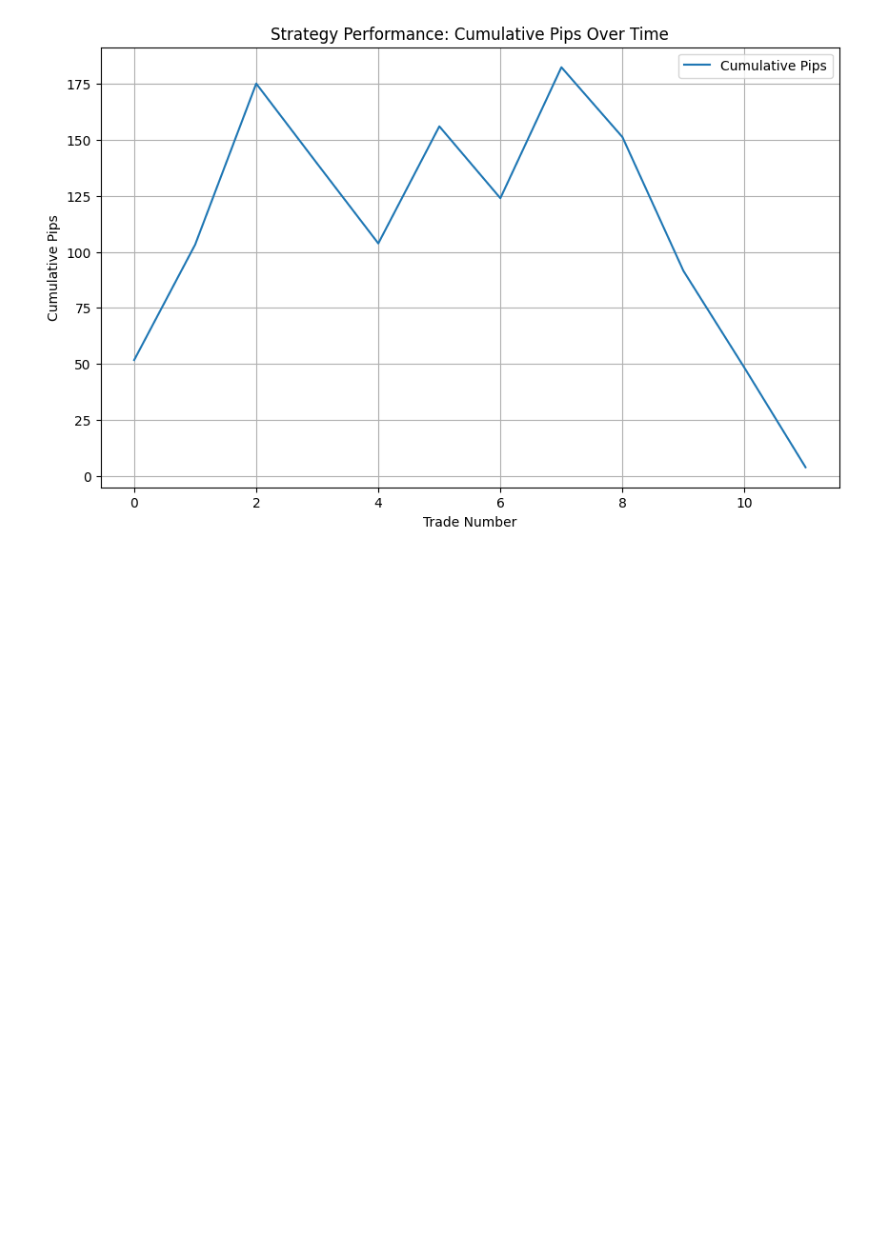
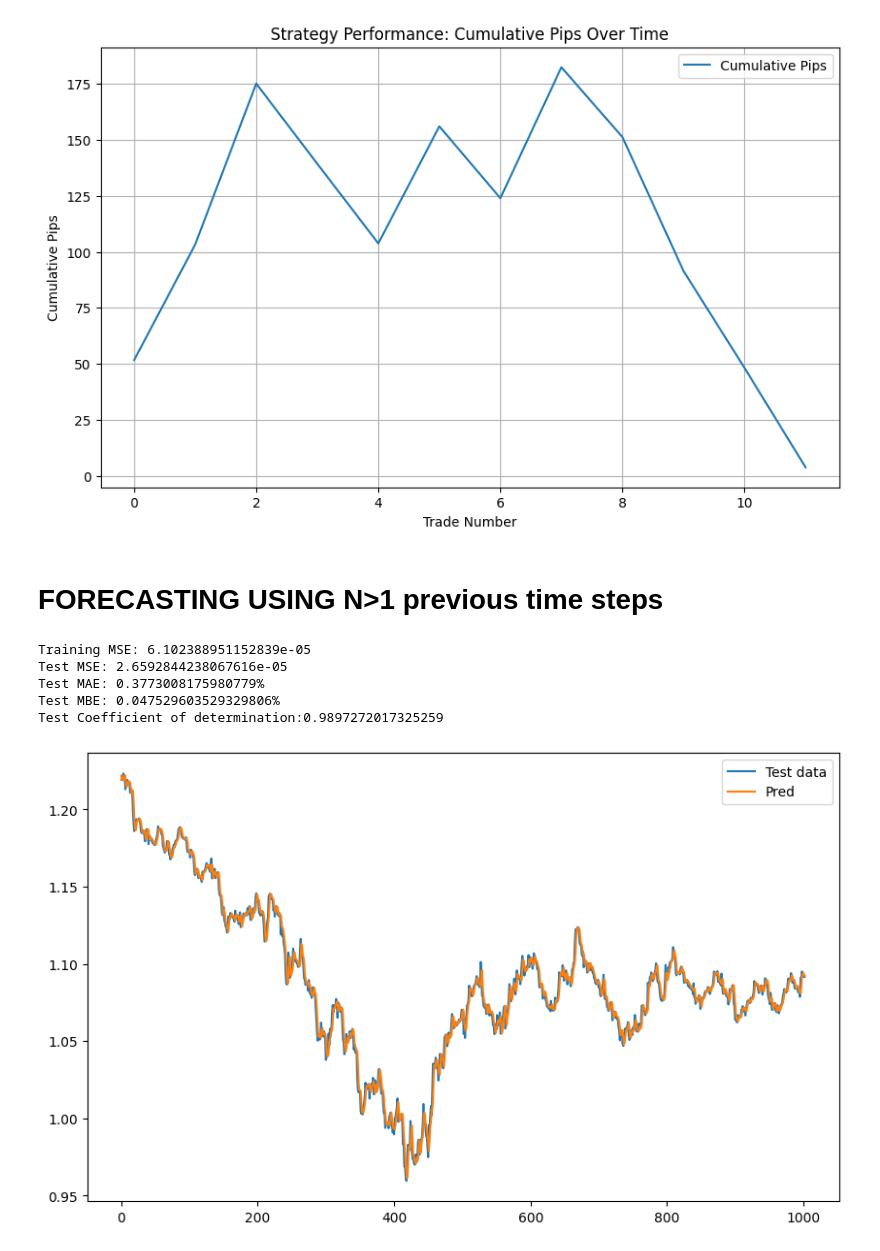
Before and after one commit to D-Mutabazi/Data-Engineering-Projects-and-Coursework, a Jupyter notebook: MLR_forecast.ipynb, the cells around one changed output. Cells and saved outputs as stored; diff of their text form; code cells hidden in the pictures; blank space fills up the shorter version.

Commit message:
created features from the previous clsosing price time steps

```diff
--- a/MLR_forecast.ipynb
+++ b/MLR_forecast.ipynb
@@ -78,7 +78,7 @@ class LinearRegression:
 # Data loading, Model Training and Performance Evaluation
 # %%
 # Load data
-file_path = './Data/EURUSD_H1.csv'  # Replace with your CSV file path
+file_path = './Data/EURUSD_D1.csv'  # Replace with your CSV file path
 X, y, time = load_data(file_path)
 
 # Split data into training and test sets
@@ -364,3 +366,79 @@ plt.grid(True)
 plt.show()
 # %% [output]
 [figure]
+# %% [markdown]
+#  FORECASTING USING N>1 previous time steps
+# %%
+def data_loader(filepath):
+    data = pd.read_csv(filepath)
+    data['Time'] = pd.to_datetime(data['Time'],format='%Y-%m-%d %H:%M:%S')
+
+    return data
+
+#select one feature
+def featureEngineering(data, n_past=1):
+    X = []
+    Y= []
+    for i in range(n_past, len(data)):
+        X.append(data.iloc[i-n_past:i, -2].values)  # Select n_past number of rows for the closing price
+        Y.append(data.iloc[i, -2])  # The target value
+
+    feature_columns = [f'n_previous_{i}' for i in range(1, n_past+1)]
+    X_df = pd.DataFrame(X, columns=feature_columns)
+    Y_df = pd.DataFrame(Y, columns=['response'])
+
+    updatedDataset = pd.concat([X_df, Y_df], axis=1)
+
+    return updatedDataset, X_df,Y_df
+
+filepath = './Data/EURUSD_D1.csv'
+datasetX = data_loader(filepath)
+
+#return dataset
+featuresAndresponse, X, Y = featureEngineering(datasetX, 2)
+
+#data split
+X_train, X_test, y_train, y_test = train_test_split(X, Y,  test_size=0.2, random_state=42, shuffle=False)
+
+
+# Reshape y_train and y_test from DataFrame to 1D array or Series
+y_train = y_train.values.ravel()
+y_test = y_test.values.ravel()
+
+#scale data
+scaler = StandardScaler()
+X_train = scaler.fit_transform(X_train)
+X_test = scaler.transform(X_test)
+
+# Initialize and train the model
+model = LinearRegression(learning_rate=0.01, n_iterations=1000)
+model.fit(X_train, y_train)
+
+# Make Forecast
+y_pred_train = model.predict(X_train)
+y_pred_test = model.predict(X_test)
+
+
+# Evaluate the model
+train_mse = mean_squared_error(y_train, y_pred_train)
+test_mse = mean_squared_error(y_test, y_pred_test)
+test_mae = mean_absolute_error(y_test, y_pred_test)
+test_mbe = np.mean(y_pred_test - y_test) # mean bias error
+test_r2 = r2_score(y_test, y_pred_test)
+
+
+print(f'Training MSE: {train_mse}')
+print(f'Test MSE: {test_mse}\nTest MAE: {test_mae*100}%\nTest MBE: {test_mbe*100}% \nTest Coefficient of determination:{test_r2}')
+
+plt.figure(figsize=(10, 6))
+plt.plot(y_test,label='Test data')
+plt.plot(y_pred_test, label='Pred')
+plt.legend()
+plt.show()
+# %% [output]
+Training MSE: 6.102388951152839e-05
+Test MSE: 2.6592844238067616e-05
+Test MAE: 0.3773008175980779%
+Test MBE: 0.047529603529329806%
+Test Coefficient of determination:0.9897272017325259
+[figure, added]
```
Also changed, not shown: parts of 3 cells of this notebook.
